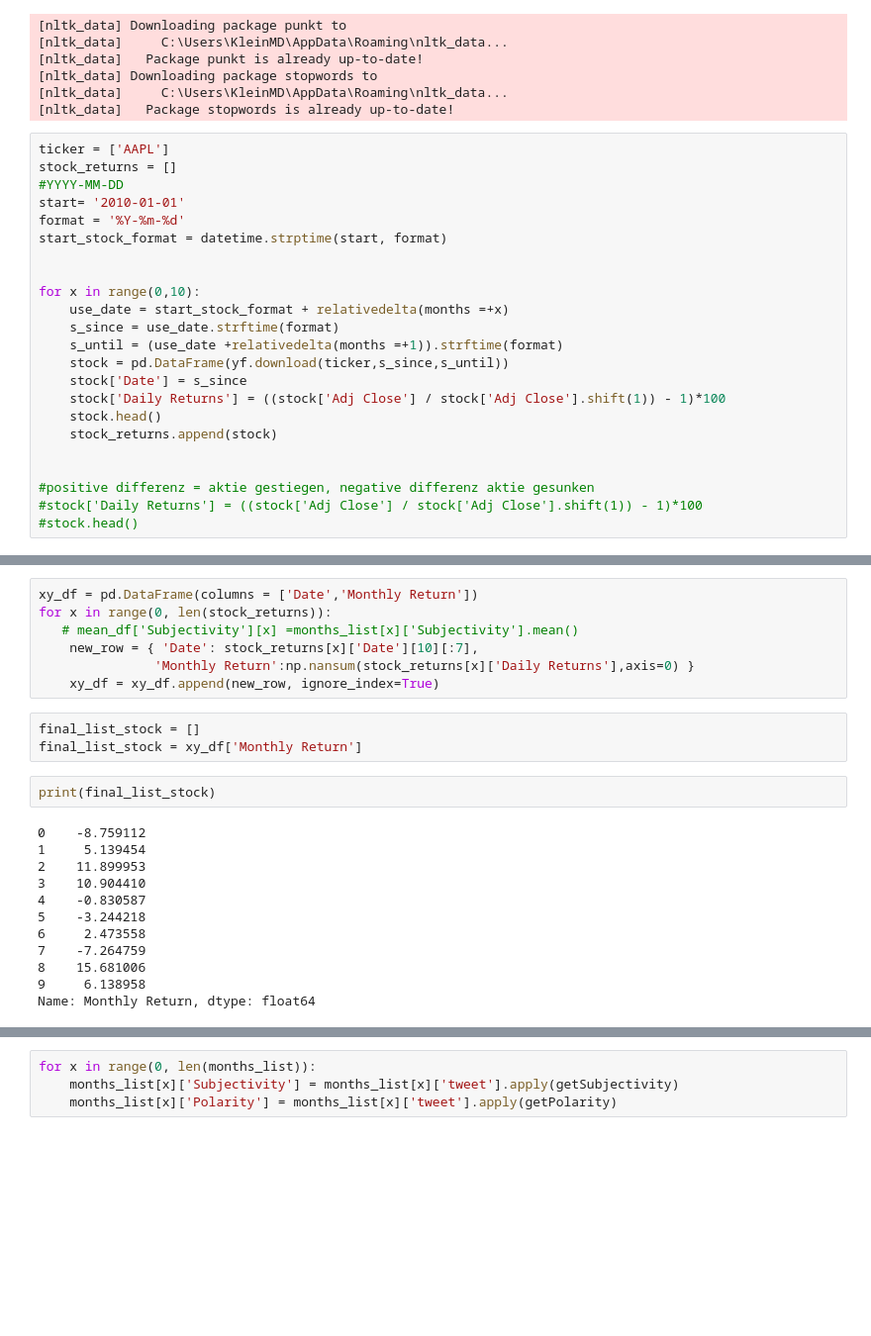
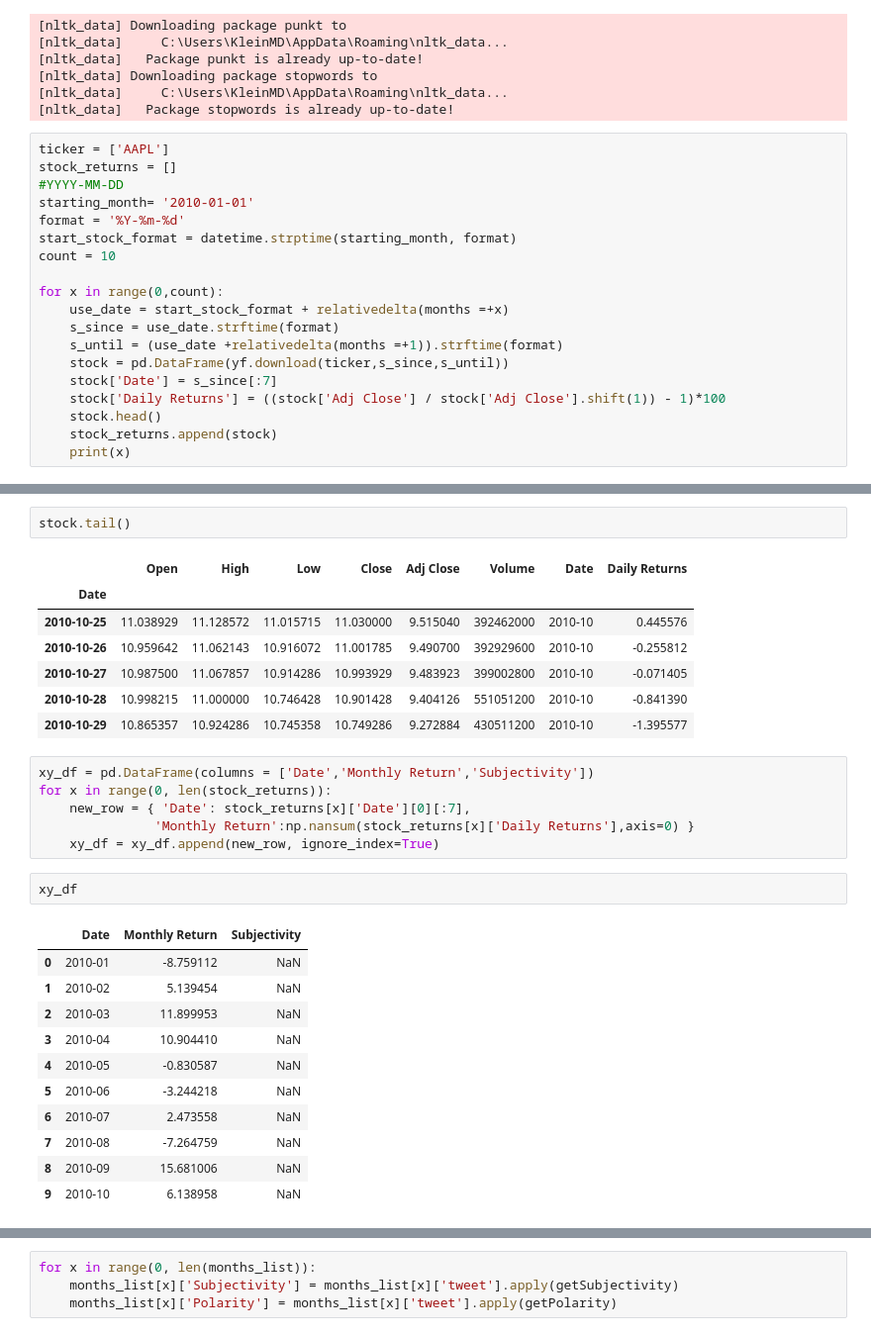
Before and after one commit to marcel1710/TwitterBot, a Jupyter notebook: TextMining_MBA.ipynb, the cells around one changed output, grey strips where cells are left out. Shown: that part at 99% size. Cells and saved outputs as stored; diff of their text form; blank space fills up the shorter version.

```diff
--- a/TextMining_MBA.ipynb
+++ b/TextMining_MBA.ipynb
@@ -48,24 +54,20 @@ plt.style.use('fivethirtyeight')
 ticker = ['AAPL']
 stock_returns = []
 #YYYY-MM-DD
-start= '2010-01-01'
+starting_month= '2010-01-01'
 format = '%Y-%m-%d'
-start_stock_format = datetime.strptime(start, format)
+start_stock_format = datetime.strptime(starting_month, format)
+count = 10
 
-
-for x in range(0,10):
+for x in range(0,count):
     use_date = start_stock_format + relativedelta(months =+x)
     s_since = use_date.strftime(format)
     s_until = (use_date +relativedelta(months =+1)).strftime(format)
     stock = pd.DataFrame(yf.download(ticker,s_since,s_until))
-    stock['Date'] = s_since
+    stock['Date'] = s_since[:7]
     stock['Daily Returns'] = ((stock['Adj Close'] / stock['Adj Close'].shift(1)) - 1)*100
     stock.head()
     stock_returns.append(stock)
-
-
-#positive differenz = aktie gestiegen, negative differenz aktie gesunken
-#stock['Daily Returns'] = ((stock['Adj Close'] / stock['Adj Close'].shift(1)) - 1)*100
-#stock.head()
+    print(x)
 # %% [output]
 [*********************100%***********************]  1 of 1 completed
@@ -81,27 +93,33 @@ for x in range(0,10):
+# %%
+stock.tail()
+# %% [output]
+|  | Open | High | Low | Close | Adj Close | Volume | Date | Daily Returns |
+| Date |  |  |  |  |  |  |  |  |
+| 2010-10-25 | 11.038929 | 11.128572 | 11.015715 | 11.030000 | 9.515040 | 392462000 | 2010-10 | 0.445576 |
+| 2010-10-26 | 10.959642 | 11.062143 | 10.916072 | 11.001785 | 9.490700 | 392929600 | 2010-10 | -0.255812 |
+| 2010-10-27 | 10.987500 | 11.067857 | 10.914286 | 10.993929 | 9.483923 | 399002800 | 2010-10 | -0.071405 |
+| 2010-10-28 | 10.998215 | 11.000000 | 10.746428 | 10.901428 | 9.404126 | 551051200 | 2010-10 | -0.841390 |
+| 2010-10-29 | 10.865357 | 10.924286 | 10.745358 | 10.749286 | 9.272884 | 430511200 | 2010-10 | -1.395577 |
 # %%
-xy_df = pd.DataFrame(columns = ['Date','Monthly Return'])
+xy_df = pd.DataFrame(columns = ['Date','Monthly Return','Subjectivity'])
 for x in range(0, len(stock_returns)):
-   # mean_df['Subjectivity'][x] =months_list[x]['Subjectivity'].mean()
-    new_row = { 'Date': stock_returns[x]['Date'][10][:7],
+    new_row = { 'Date': stock_returns[x]['Date'][0][:7],
                'Monthly Return':np.nansum(stock_returns[x]['Daily Returns'],axis=0) }
     xy_df = xy_df.append(new_row, ignore_index=True)
-# %%
-final_list_stock = []
-final_list_stock = xy_df['Monthly Return']
-# %%
-print(final_list_stock)
-# %% [output]
-0    -8.759112
-1     5.139454
-2    11.899953
-3    10.904410
-4    -0.830587
-5    -3.244218
-6     2.473558
-7    -7.264759
-8    15.681006
-9     6.138958
-Name: Monthly Return, dtype: float64
+# %%
+xy_df
+# %% [output]
+|  | Date | Monthly Return | Subjectivity |
+| 0 | 2010-01 | -8.759112 | NaN |
+| 1 | 2010-02 | 5.139454 | NaN |
+| 2 | 2010-03 | 11.899953 | NaN |
+| 3 | 2010-04 | 10.904410 | NaN |
+| 4 | 2010-05 | -0.830587 | NaN |
+| 5 | 2010-06 | -3.244218 | NaN |
+| 6 | 2010-07 | 2.473558 | NaN |
+| 7 | 2010-08 | -7.264759 | NaN |
+| 8 | 2010-09 | 15.681006 | NaN |
+| 9 | 2010-10 | 6.138958 | NaN |
 # %%
 def clean_tweets(tweet):
     user_removed = re.sub(r'@[A-Za-z0-9]+','',tweet)
```
Also changed, not shown: parts of 15 cells of this notebook.
